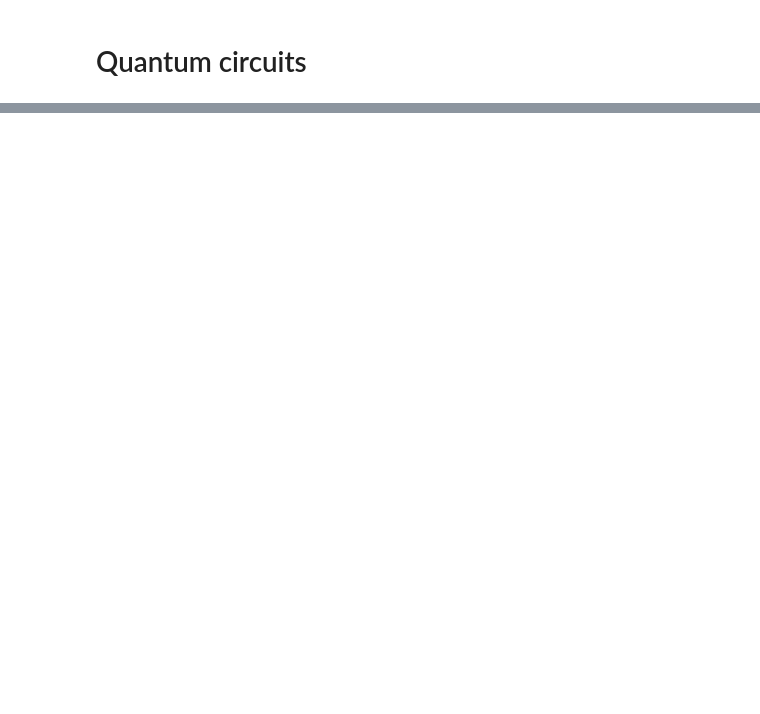
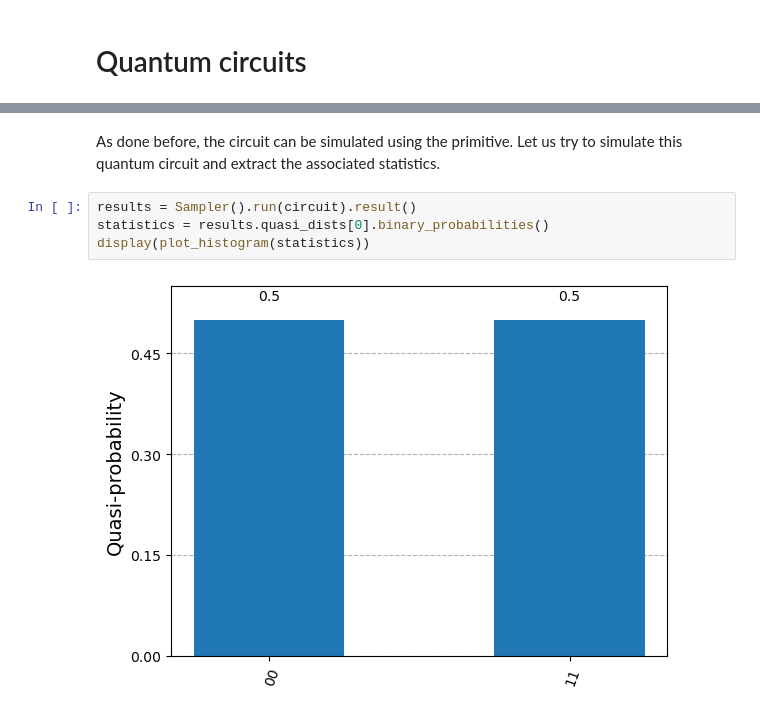
Before and after one commit to dasobral/qc-notebooks, a Jupyter notebook: qinfo_basics.ipynb, the cells around one changed output, grey strips where cells are left out. Cells and saved outputs as stored; diff of their text form; blank space fills up the shorter version.

```diff
--- a/qinfo_basics.ipynb
+++ b/qinfo_basics.ipynb
@@ -465,0 +531,8 @@ Measured: 1
+# %% [markdown]
+As done before, the circuit can be simulated using the primitive. Let us try to simulate this quantum circuit and extract the associated statistics.
+# %%
+results = Sampler().run(circuit).result()
+statistics = results.quasi_dists[0].binary_probabilities()
+display(plot_histogram(statistics))
+# %% [output]
+[figure, added]
```
Also changed, not shown: parts of 10 cells of this notebook.
